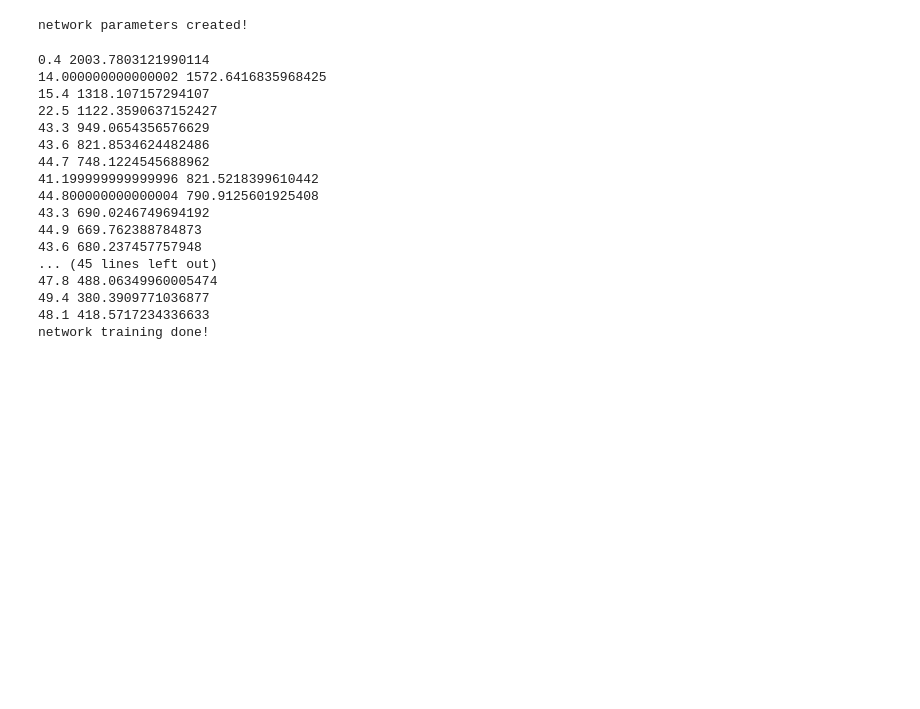
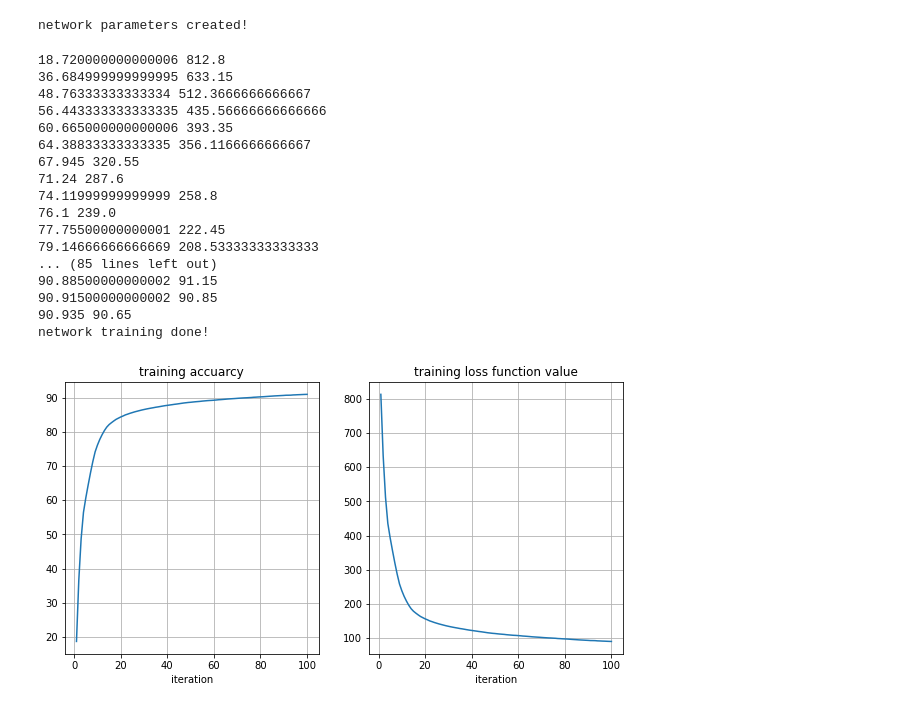
Before and after one commit to ARMINPAN/Advance-Neuroscience-FInal-Project, a Jupyter notebook: Main.ipynb, the cells around one changed output. Saved outputs shown, nothing was run; the diff lists cells and outputs as text; code cells hidden in the pictures; blank space fills up the shorter version.

Commit message:
network train with one hot outputs on mnist

```diff
--- a/Main.ipynb
+++ b/Main.ipynb
@@ -310,14 +309,14 @@ def loss_function(output_layer,labels):
     return output
 # %%
 def tanh_Relu_deriv(x):
-    non_negs = np.where(x >= 0)
+    non_negs = np.where(x > 0)
     output = np.zeros(x.shape)
     output[non_negs] = 1-np.tanh(x[non_negs])**2
     return output
 # %%
-def binarize_output(output):
+def binarize_output(output,n):
     binarized = np.zeros(output.shape)
-    n = 5 # 5 max values
+    n = n # n max values
     for i in range(len(output)):
         sorted_indices = np.argsort(output[i,:])
         binarized[i,sorted_indices[-n:]] = 1
@@ -418,7 +417,7 @@ hidden_layer1_size = 50
 hidden_layer2_size = 50
 hidden_layer3_size = 50
 hidden_layer4_size = 50
-output_layer_size = 50
+output_layer_size = 10
 
 # forward weights
 w0 = np.random.normal(mu,sigma,size=(input_layer_size,hidden_layer1_size))
@@ -454,12 +453,11 @@ batch_num = 60
 im_size = 15*15
 input_layer = x_tr_norm.reshape((batch_num,batch_size,im_size))
 iterations_num = 100
-accuracy_training = np.zeros((batch_num))
-loss_training = np.zeros((batch_num))
+accuracy_training = np.zeros((batch_num,iterations_num))
+loss_training = np.zeros((batch_num,iterations_num))
 
-
-for i in range(batch_num):
-    for j in range(iterations_num):
+for j in range(iterations_num):
+    for i in range(batch_num):
         # forward
         z1 = np.matmul(input_layer[i,:,:],w0) + b1
         hidden_layer1 = np.tanh(ReLU(z1))
@@ -471,10 +469,10 @@ for i in range(batch_num):
         hidden_layer4 = np.tanh(ReLU(z4))
         z5 = np.matmul(hidden_layer4,w4) + b5
         output_layer = np.tanh(ReLU(z5))
-        E = y_train_5hot[i*batch_size:(i+1)*batch_size,:]-output_layer
-        delta5 = np.multiply(E,tanh_Relu_deriv(z5))
 
         # backward the error
+        E = y_train_nhot[i*batch_size:(i+1)*batch_size,:]-output_layer
+        delta5 = np.multiply(E,tanh_Relu_deriv(z5))
         delta4 = np.multiply(np.matmul(delta5,B4),tanh_Relu_deriv(z4))
         delta3 = np.multiply(np.matmul(delta4,B3),tanh_Relu_deriv(z3))
         delta2 = np.multiply(np.matmul(delta3,B2),tanh_Relu_deriv(z2))
@@ -495,31 +493,44 @@ for i in range(batch_num):
         b2 += np.squeeze(LR*np.matmul(J,delta2))
         b1 += np.squeeze(LR*np.matmul(J,delta1))
 
-    # binarize output
-    output_layer_binarized = binarize_output(output_layer)
+        # binarize output
+        n = 1
+        output_layer_binarized = binarize_output(output_layer,n)
 
+        # loss values
+        loss_training[i,j] = loss_function(output_layer_binarized,y_train_nhot[i*batch_size:(i+1)*batch_size,:])
+        accuracy_training[i,j] = accuracy_cal(output_layer_binarized,y_train_nhot[i*batch_size:(i+1)*batch_size,:]);
 
-    # loss values
-    loss_training[i] = loss_function(output_layer,y_train_5hot[i*batch_size:(i+1)*batch_size,:])
-    accuracy_training[i] = accuracy_cal(output_layer_binarized,y_train_5hot[i*batch_size:(i+1)*batch_size,:]);
-    print(accuracy_training[i],loss_training[i])
+    print(np.mean(accuracy_training[:,j]),np.mean(loss_training[:,j]))
 
 print('network training done!')
 # %% [output]
-0.4 2003.7803121990114
-14.000000000000002 1572.6416835968425
-15.4 1318.107157294107
-22.5 1122.3590637152427
-43.3 949.0654356576629
-43.6 821.8534624482486
-44.7 748.1224545688962
-41.199999999999996 821.5218399610442
-44.800000000000004 790.9125601925408
-43.3 690.0246749694192
-44.9 669.762388784873
-43.6 680.237457757948
-... (45 lines left out)
-47.8 488.06349960005474
-49.4 380.3909771036877
-48.1 418.5717234336633
+18.720000000000006 812.8
+36.684999999999995 633.15
+48.76333333333334 512.3666666666667
+56.443333333333335 435.56666666666666
+60.665000000000006 393.35
+64.38833333333335 356.1166666666667
+67.945 320.55
+71.24 287.6
+74.11999999999999 258.8
+76.1 239.0
+77.75500000000001 222.45
+79.14666666666669 208.53333333333333
+... (85 lines left out)
+90.88500000000002 91.15
+90.91500000000002 90.85
+90.935 90.65
 network training done!
+# %%
+fig, ax = plt.subplots(1,2,figsize=(10,5))
+ax[0].plot(np.arange(1,iterations_num+1),np.mean(accuracy_training,axis=0))
+ax[1].plot(np.arange(1,iterations_num+1),np.mean(loss_training,axis=0))
+ax[0].set_title('training accuarcy')
+ax[0].set_xlabel('iteration')
+ax[1].set_title('training loss function value')
+ax[1].set_xlabel('iteration')
+ax[0].grid(True)
+ax[1].grid(True)
+# %% [output]
+[figure, added]
```
Also changed, not shown: parts of 3 cells of this notebook.
